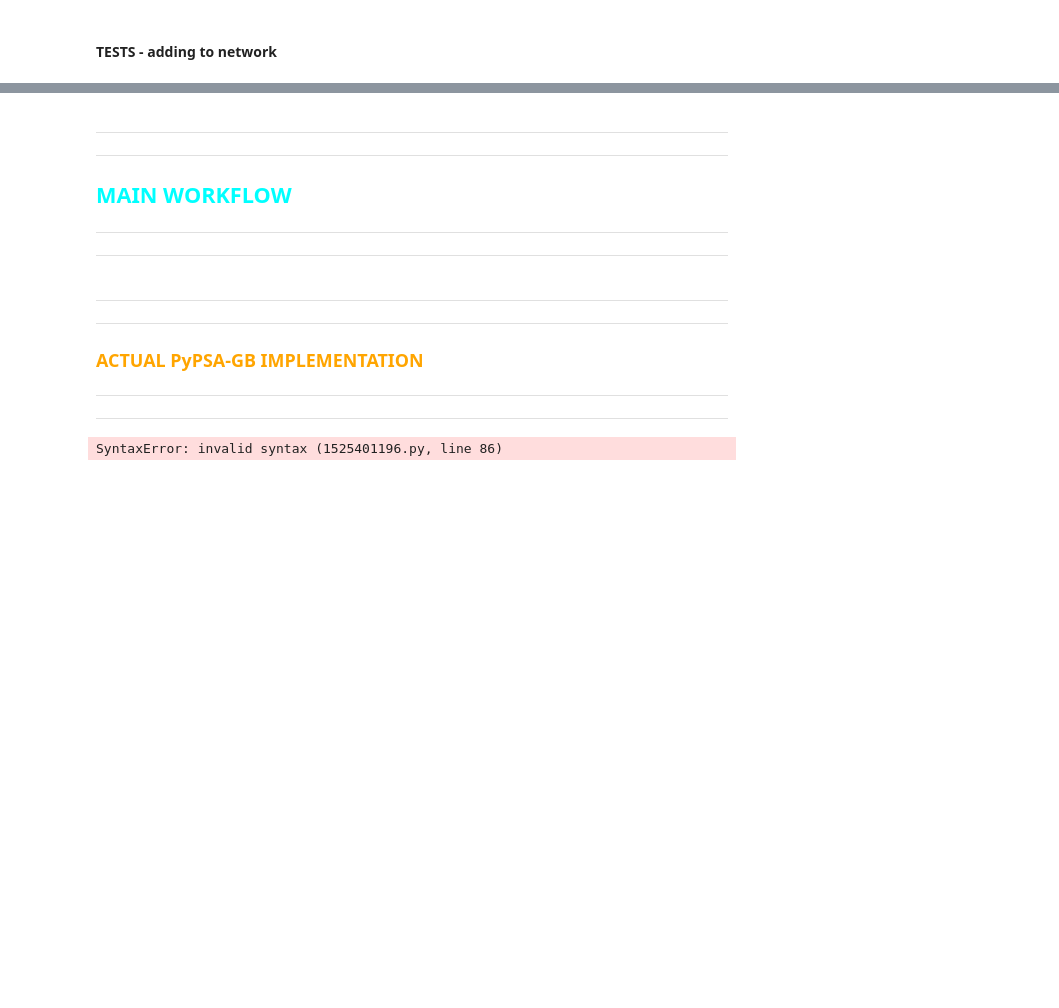
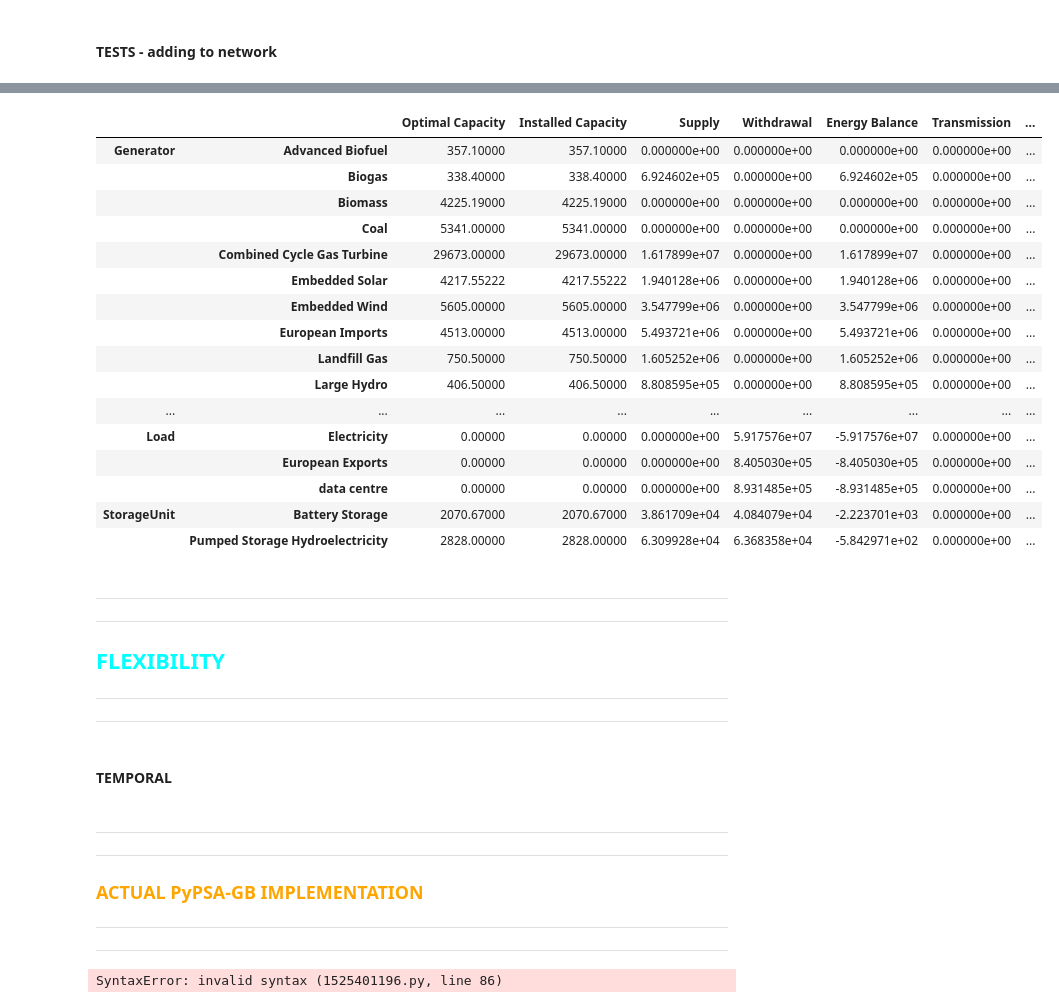
Before and after one commit to marta-uoe/PyPSA-GB-datacentres, a Jupyter notebook: notebooks/Martas_tests.ipynb, the cells around one changed output, grey strips where cells are left out. Cells and saved outputs as stored; diff of their text form; code cells hidden in the pictures; blank space fills up the shorter version.

Commit message:
saving progress on temporal flexibility

```diff
--- a/notebooks/Martas_tests.ipynb
+++ b/notebooks/Martas_tests.ipynb
@@ -869,32 +1056,6 @@ def _get_demand_dc_mw_timeseries(dc_allocation : pd.Series = allocate_current_sp
 # %% [markdown]
 #### **Add DC as Load**
 # %%
-def _get_dc_demand_mw_timeseries(dc_allocation: pd.Series = allocate_population_density_weighted(total_dc_gw=1.9, base_network=zonal, logger = logging.Logger), base_network: pypsa.Network = zonal):
-    '''
-    Function for creating a demand time series that matches the network's snapshots.
-    Args:
-        - dc_allocation: the allocation method selected; default set to population_density_weighted with 1.9 GW total capacity, zonal network.
-    Returns:
-        - dc_demand_mw_timeseries: returns the demand in MW as time series
-    '''
-    demand_profile = _get_dc_demand_profile()
-    demand_profile = demand_profile.reindex(base_network.snapshots).interpolate()
-
-    if demand_profile.isna().any():
-        raise ValueError("Gaps in DC profile data after reindexing. Check the base_network.snapshots against the UKPN data.")
-
-    dc_bus_capacity = {}
-    for bus, capacity in dc_allocation[dc_allocation > 0].items():
-        dc_bus_capacity[bus] = demand_profile.values * capacity
-
-    dc_demand_mw_timeseries = pd.DataFrame(
-        dc_bus_capacity,
-        index=base_network.snapshots
-    )
-
-    return dc_demand_mw_timeseries
-
-
 def add_dc_as_load(base_network: pypsa.Network,
                    buses: list,
                    dc_demand_mw: pd.DataFrame,
@@ -940,12 +1099,13 @@ ALLOCATION_METHODS = {
     'current_split_scaled': allocate_current_split_scaled,
     'urban_weighted': allocate_population_density_weighted,
 }
-dc_allocation = allocate_population_density_weighted(total_dc_gw=1.9, base_network=flex, logger = logging.Logger)
+n = Q2_zonal
+dc_allocation = allocate_population_density_weighted(total_dc_gw=1.9, base_network=n, logger = logging.Logger)
 buses = dc_allocation[dc_allocation > 0].index.tolist() # selected buses where dc were added
 print(buses)
 
-dc_demand_mw_timeseries = _get_dc_demand_mw_timeseries(base_network=flex)
+dc_demand_mw_timeseries = _get_dc_demand_mw_timeseries(dc_allocation=dc_allocation, base_network=n)
 
-add_dc_as_load(base_network = flex, buses=buses, dc_demand_mw=dc_demand_mw_timeseries)
+n = add_dc_as_load(base_network = n, buses=buses, dc_demand_mw=dc_demand_mw_timeseries)
 # %% [output]
 6
@@ -954,4 +1118,0 @@ ValueError: Gaps in DC profile data after reindexing. Check the base_network.sna
-# %%
-n = zonal
-print("Network snapshots:", n.snapshots.min(), "→", n.snapshots.max())
-print("Profile coverage:", _get_dc_demand_profile().index.min(), "→", _get_dc_demand_profile().index.max())
@@ -961,6 +1141,28 @@ Profile coverage: 2023-01-01 00:00:00+00:00 → 2026-04-26 22:30:00+00:00
+# %%
+n.statistics()
+# %% [output]
+|  |  | Optimal Capacity | Installed Capacity | Supply | Withdrawal | Energy Balance | Transmission | ... |
+| Generator | Advanced Biofuel | 357.10000 | 357.10000 | 0.000000e+00 | 0.000000e+00 | 0.000000e+00 | 0.000000e+00 | ... |
+|  | Biogas | 338.40000 | 338.40000 | 6.924602e+05 | 0.000000e+00 | 6.924602e+05 | 0.000000e+00 | ... |
+|  | Biomass | 4225.19000 | 4225.19000 | 0.000000e+00 | 0.000000e+00 | 0.000000e+00 | 0.000000e+00 | ... |
+|  | Coal | 5341.00000 | 5341.00000 | 0.000000e+00 | 0.000000e+00 | 0.000000e+00 | 0.000000e+00 | ... |
+|  | Combined Cycle Gas Turbine | 29673.00000 | 29673.00000 | 1.617899e+07 | 0.000000e+00 | 1.617899e+07 | 0.000000e+00 | ... |
+|  | Embedded Solar | 4217.55222 | 4217.55222 | 1.940128e+06 | 0.000000e+00 | 1.940128e+06 | 0.000000e+00 | ... |
+|  | Embedded Wind | 5605.00000 | 5605.00000 | 3.547799e+06 | 0.000000e+00 | 3.547799e+06 | 0.000000e+00 | ... |
+|  | European Imports | 4513.00000 | 4513.00000 | 5.493721e+06 | 0.000000e+00 | 5.493721e+06 | 0.000000e+00 | ... |
+|  | Landfill Gas | 750.50000 | 750.50000 | 1.605252e+06 | 0.000000e+00 | 1.605252e+06 | 0.000000e+00 | ... |
+|  | Large Hydro | 406.50000 | 406.50000 | 8.808595e+05 | 0.000000e+00 | 8.808595e+05 | 0.000000e+00 | ... |
+| ... | ... | ... | ... | ... | ... | ... | ... | ... |
+| Load | Electricity | 0.00000 | 0.00000 | 0.000000e+00 | 5.917576e+07 | -5.917576e+07 | 0.000000e+00 | ... |
+|  | European Exports | 0.00000 | 0.00000 | 0.000000e+00 | 8.405030e+05 | -8.405030e+05 | 0.000000e+00 | ... |
+|  | data centre | 0.00000 | 0.00000 | 0.000000e+00 | 8.931485e+05 | -8.931485e+05 | 0.000000e+00 | ... |
+| StorageUnit | Battery Storage | 2070.67000 | 2070.67000 | 3.861709e+04 | 4.084079e+04 | -2.223701e+03 | 0.000000e+00 | ... |
+|  | Pumped Storage Hydroelectricity | 2828.00000 | 2828.00000 | 6.309928e+04 | 6.368358e+04 | -5.842971e+02 | 0.000000e+00 | ... |
 # %% [markdown]
 ---
 ---
-## <span style=color:aqua> **MAIN WORKFLOW**
+## <span style=color:aqua> **FLEXIBILITY**
 ---
 ---
+# %% [markdown]
+#### **TEMPORAL**
```
Also changed, not shown: parts of 21 cells of this notebook, 2 other files.
